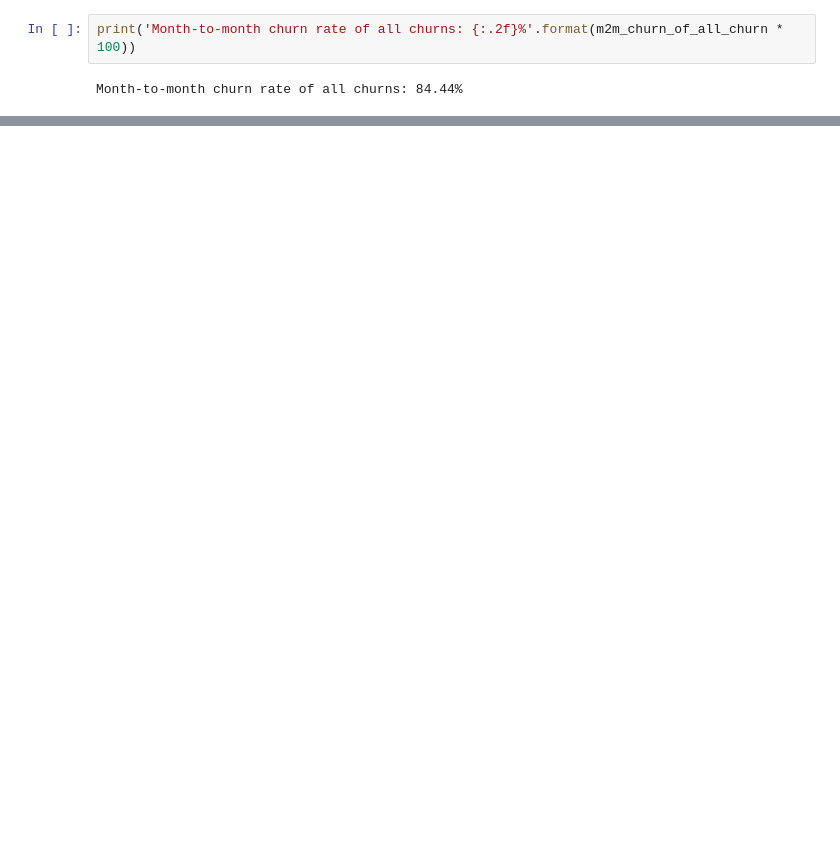
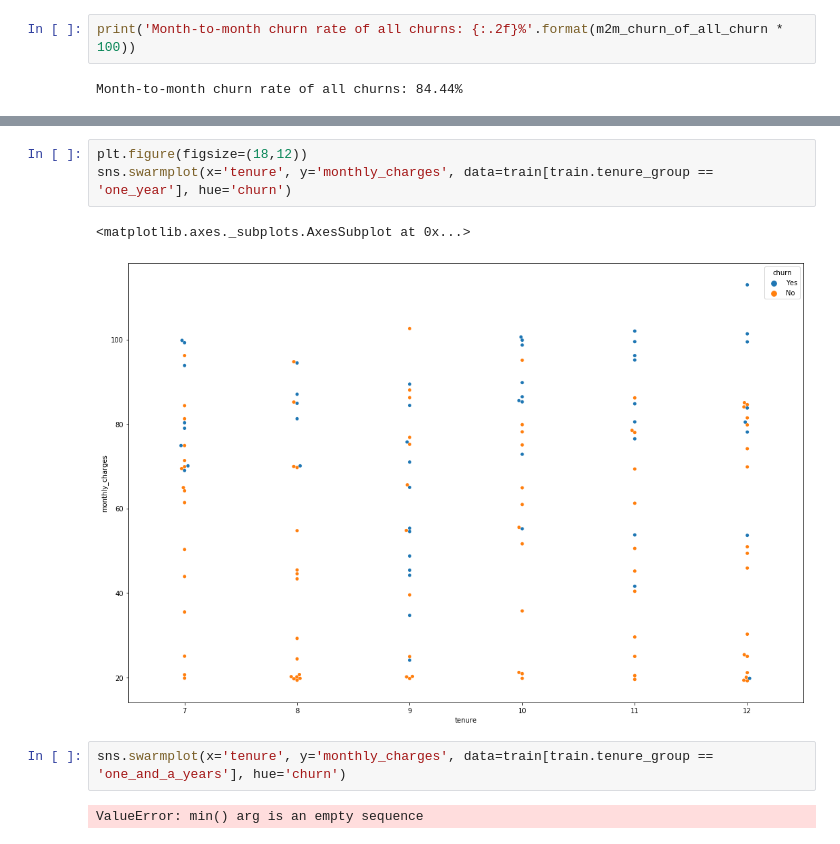
Before and after one commit to team-db-telco/telco-classification-project, a Jupyter notebook: explore_david.ipynb, the cells around one changed output, grey strips where cells are left out. Saved outputs shown, nothing was run; the diff lists cells and outputs as text; blank space fills up the shorter version.

```diff
--- a/explore_david.ipynb
+++ b/explore_david.ipynb
@@ -369,0 +372,10 @@ Churn rates by Month-to-month  and monthly groups:
+# %%
+plt.figure(figsize=(18,12))
+sns.swarmplot(x='tenure', y='monthly_charges', data=train[train.tenure_group == 'one_year'], hue='churn')
+# %% [output]
+<matplotlib.axes._subplots.AxesSubplot at 0x...>
+[figure, added]
+# %%
+sns.swarmplot(x='tenure', y='monthly_charges', data=train[train.tenure_group == 'one_and_a_years'], hue='churn')
+# %% [output]
+ValueError: min() arg is an empty sequence
```
Also changed, not shown: parts of 14 cells of this notebook, 1 other file.
